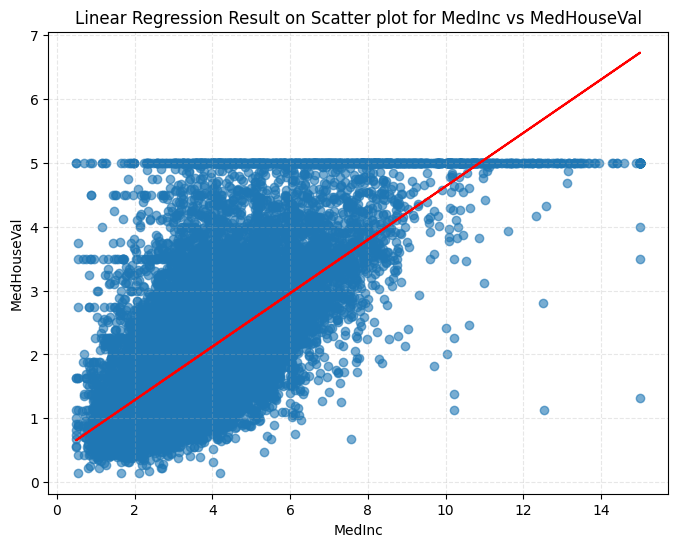
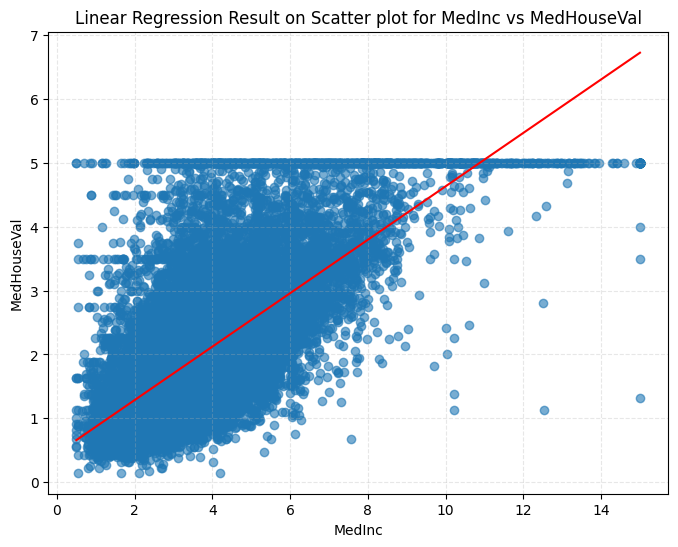
Code edit (unified diff) that turned the first committed figure into the second:
--- before
+++ after
@@ -1,6 +1,8 @@
 ### YOUR CODE STARTS HERE ###
+index = X['MedInc'].argsort()
+
 plt.figure(figsize=(8,6))
-plt.scatter(X,y,alpha=0.6)
-plt.plot(X,y_pred,color='r')
+plt.scatter(X['MedInc'],y,alpha=0.6)
+plt.plot(X['MedInc'].iloc[index],y_pred[index],color='r')
 plt.xlabel('MedInc')
 plt.ylabel('MedHouseVal')

Commit: Created using Colab